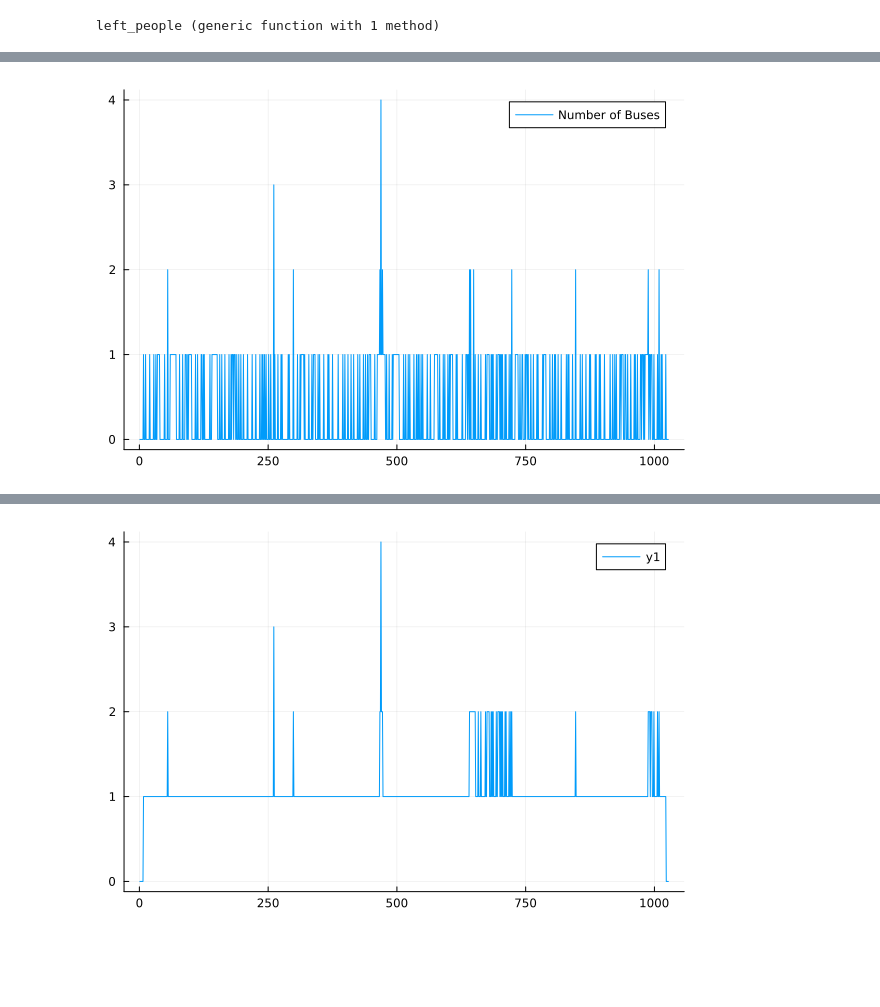
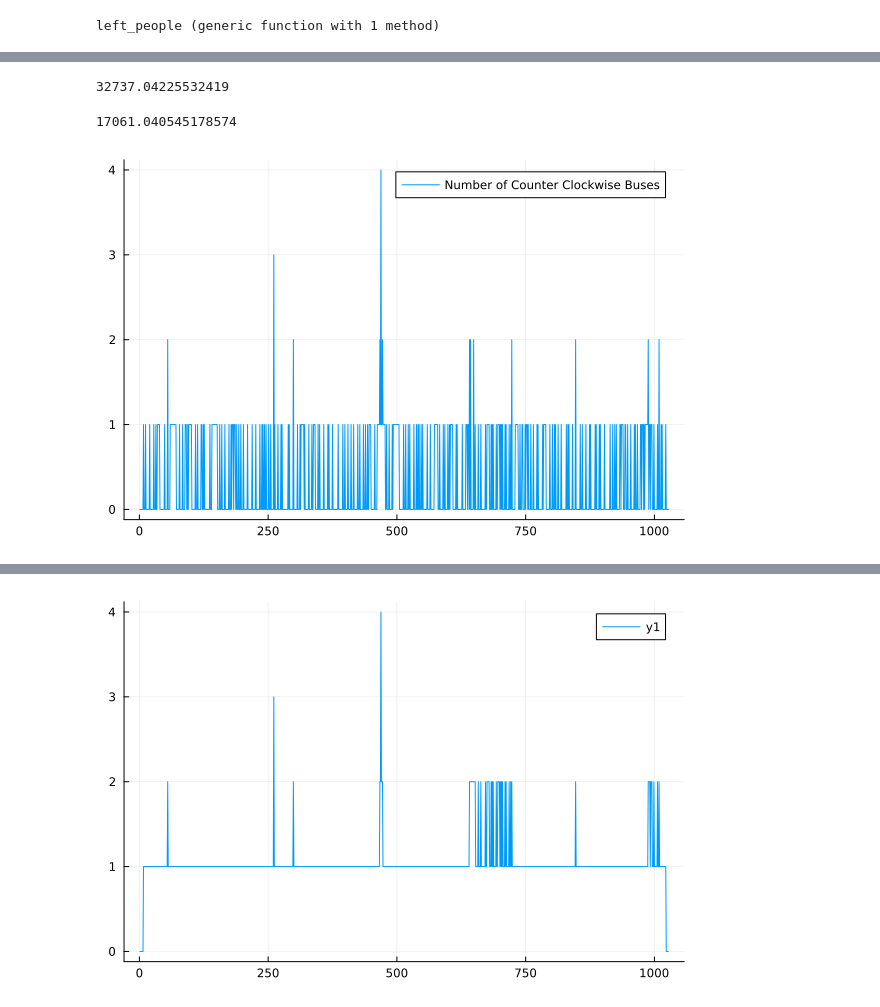
Before and after one commit to anthonynic28/Bus-Optimization, a Jupyter notebook: bus_schedule_model.ipynb, the cells around one changed output, grey strips where cells are left out. Saved outputs shown, nothing was run; the diff lists cells and outputs as text; code cells hidden in the pictures; blank space fills up the shorter version.

```diff
--- a/bus_schedule_model.ipynb
+++ b/bus_schedule_model.ipynb
@@ -341,4 +639,12 @@ end
+# %%
+sum(people_on_bus_array_counter_clockwise)
+# %% [output]
+32737.04225532419
+# %%
+sum(people_on_bus_array_clockwise)
+# %% [output]
+17061.040545178574
 # %%
-plot(buses_sent_array, label="Number of Buses")
+plot(buses_sent_array_counter_clockwise, label="Number of Counter Clockwise Buses")
 # %% [output]
-[figure, old version]
+[figure, new version]
```
Also changed, not shown: parts of 45 cells of this notebook.
